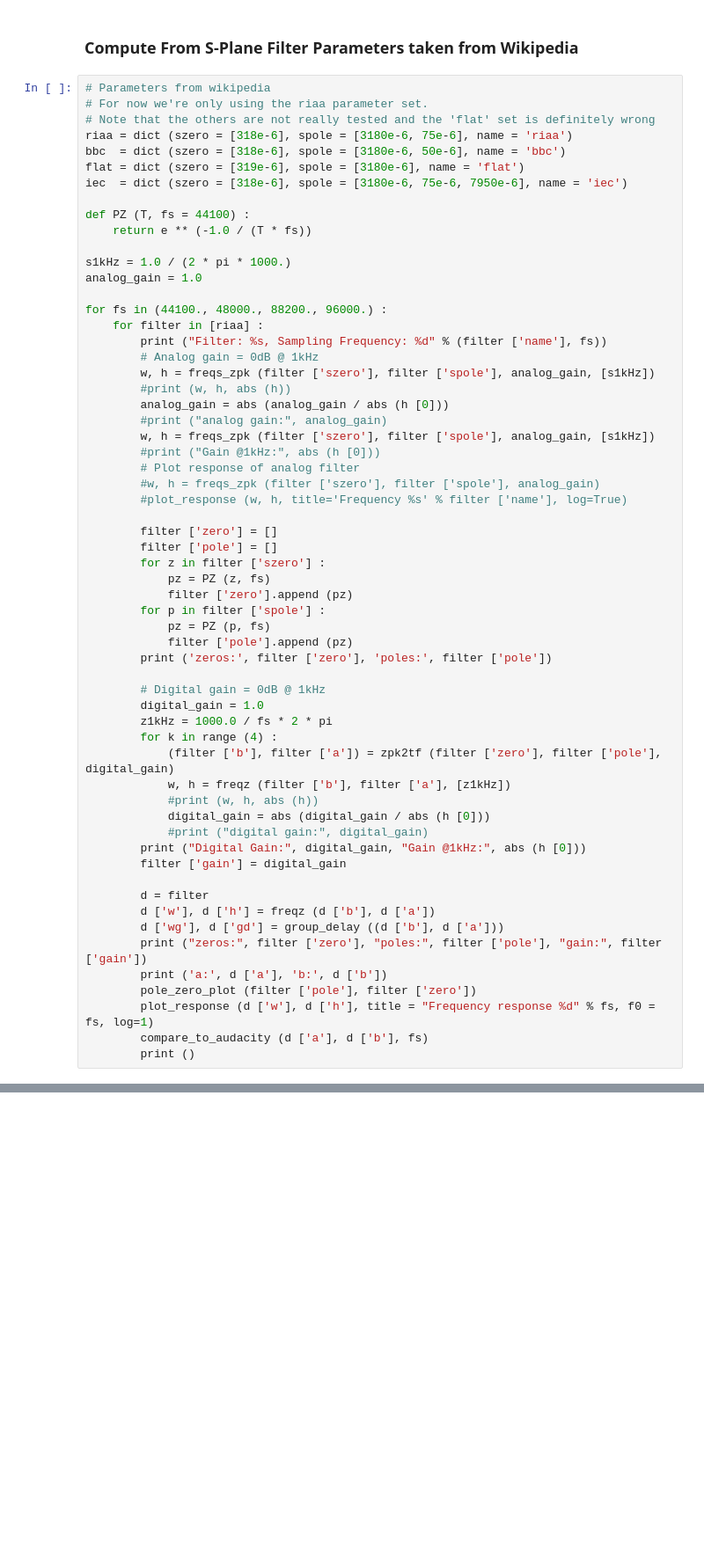
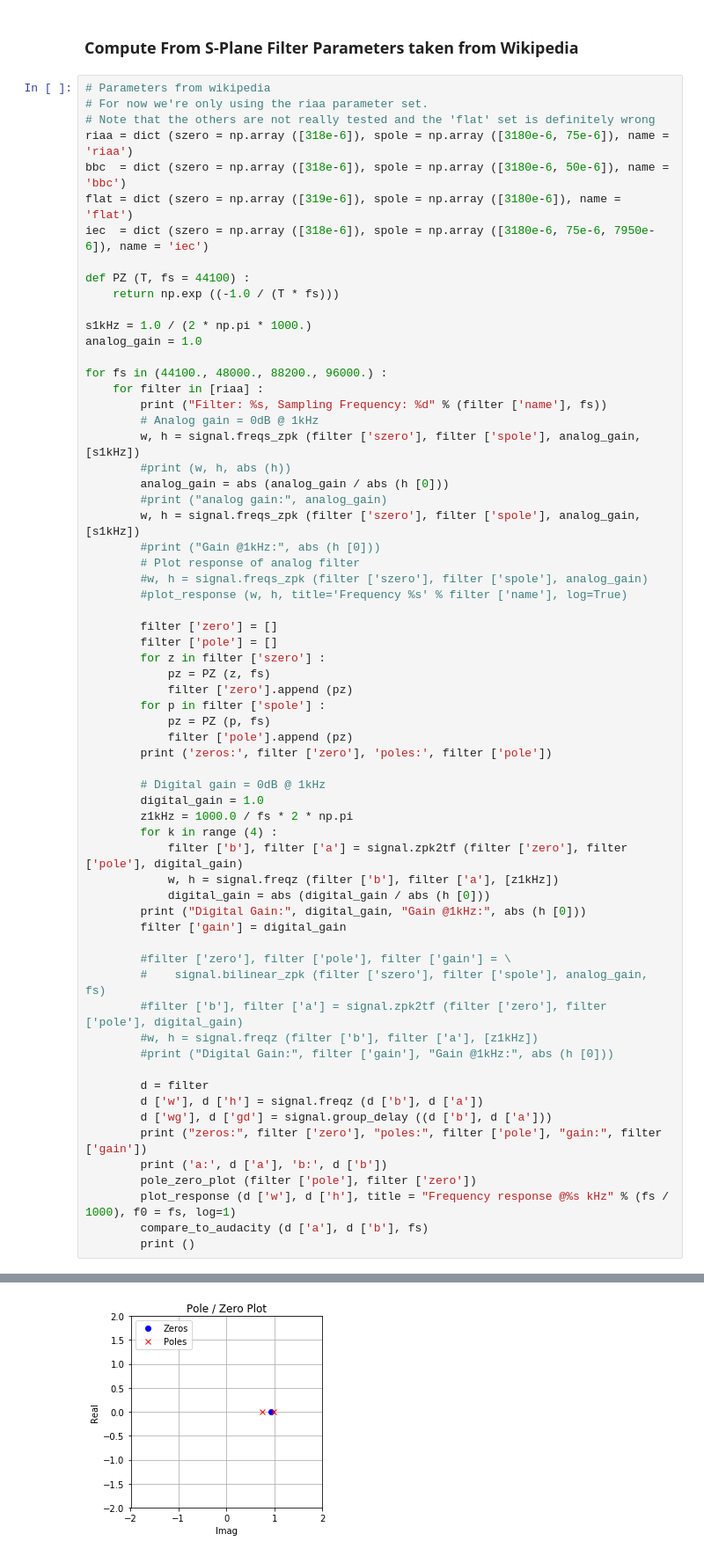
Before and after one commit to schlatterbeck/filter-optimizer, a Jupyter notebook: RIAA.ipynb, the cells around one changed output, grey strips where cells are left out. Shown at 88% size. Cells and saved outputs as stored; diff of their text form; blank space fills up the shorter version.

```diff
--- a/RIAA.ipynb
+++ b/RIAA.ipynb
@@ -490,29 +452,29 @@ zeros: [-0.1141486, 0.9676817] poles: [0.8699137, 0.9966946]
 # Parameters from wikipedia
 # For now we're only using the riaa parameter set.
 # Note that the others are not really tested and the 'flat' set is definitely wrong
-riaa = dict (szero = [318e-6], spole = [3180e-6, 75e-6], name = 'riaa')
-bbc  = dict (szero = [318e-6], spole = [3180e-6, 50e-6], name = 'bbc')
-flat = dict (szero = [319e-6], spole = [3180e-6], name = 'flat')
-iec  = dict (szero = [318e-6], spole = [3180e-6, 75e-6, 7950e-6], name = 'iec')
+riaa = dict (szero = np.array ([318e-6]), spole = np.array ([3180e-6, 75e-6]), name = 'riaa')
+bbc  = dict (szero = np.array ([318e-6]), spole = np.array ([3180e-6, 50e-6]), name = 'bbc')
+flat = dict (szero = np.array ([319e-6]), spole = np.array ([3180e-6]), name = 'flat')
+iec  = dict (szero = np.array ([318e-6]), spole = np.array ([3180e-6, 75e-6, 7950e-6]), name = 'iec')
 
 def PZ (T, fs = 44100) :
-    return e ** (-1.0 / (T * fs))
+    return np.exp ((-1.0 / (T * fs)))
 
-s1kHz = 1.0 / (2 * pi * 1000.)
+s1kHz = 1.0 / (2 * np.pi * 1000.)
 analog_gain = 1.0
 
 for fs in (44100., 48000., 88200., 96000.) :
     for filter in [riaa] :
         print ("Filter: %s, Sampling Frequency: %d" % (filter ['name'], fs))
         # Analog gain = 0dB @ 1kHz
-        w, h = freqs_zpk (filter ['szero'], filter ['spole'], analog_gain, [s1kHz])
+        w, h = signal.freqs_zpk (filter ['szero'], filter ['spole'], analog_gain, [s1kHz])
         #print (w, h, abs (h))
         analog_gain = abs (analog_gain / abs (h [0]))
         #print ("analog gain:", analog_gain)
-        w, h = freqs_zpk (filter ['szero'], filter ['spole'], analog_gain, [s1kHz])
+        w, h = signal.freqs_zpk (filter ['szero'], filter ['spole'], analog_gain, [s1kHz])
         #print ("Gain @1kHz:", abs (h [0]))
         # Plot response of analog filter
-        #w, h = freqs_zpk (filter ['szero'], filter ['spole'], analog_gain)
+        #w, h = signal.freqs_zpk (filter ['szero'], filter ['spole'], analog_gain)
         #plot_response (w, h, title='Frequency %s' % filter ['name'], log=True)
 
         filter ['zero'] = []
@@ -527,22 +489,27 @@ for fs in (44100., 48000., 88200., 96000.) :
 
         # Digital gain = 0dB @ 1kHz
         digital_gain = 1.0
-        z1kHz = 1000.0 / fs * 2 * pi
+        z1kHz = 1000.0 / fs * 2 * np.pi
         for k in range (4) :
-            (filter ['b'], filter ['a']) = zpk2tf (filter ['zero'], filter ['pole'], digital_gain)
-            w, h = freqz (filter ['b'], filter ['a'], [z1kHz])
-            #print (w, h, abs (h))
+            filter ['b'], filter ['a'] = signal.zpk2tf (filter ['zero'], filter ['pole'], digital_gain)
+            w, h = signal.freqz (filter ['b'], filter ['a'], [z1kHz])
             digital_gain = abs (digital_gain / abs (h [0]))
-            #print ("digital gain:", digital_gain)
         print ("Digital Gain:", digital_gain, "Gain @1kHz:", abs (h [0]))
         filter ['gain'] = digital_gain
 
+        #filter ['zero'], filter ['pole'], filter ['gain'] = \
+        #    signal.bilinear_zpk (filter ['szero'], filter ['spole'], analog_gain, fs)
+        #filter ['b'], filter ['a'] = signal.zpk2tf (filter ['zero'], filter ['pole'], digital_gain)
+        #w, h = signal.freqz (filter ['b'], filter ['a'], [z1kHz])
+        #print ("Digital Gain:", filter ['gain'], "Gain @1kHz:", abs (h [0]))
+
         d = filter
-        d ['w'], d ['h'] = freqz (d ['b'], d ['a'])
-        d ['wg'], d ['gd'] = group_delay ((d ['b'], d ['a']))
+        d ['w'], d ['h'] = signal.freqz (d ['b'], d ['a'])
+        d ['wg'], d ['gd'] = signal.group_delay ((d ['b'], d ['a']))
         print ("zeros:", filter ['zero'], "poles:", filter ['pole'], "gain:", filter ['gain'])
         print ('a:', d ['a'], 'b:', d ['b'])
         pole_zero_plot (filter ['pole'], filter ['zero'])
-        plot_response (d ['w'], d ['h'], title = "Frequency response %d" % fs, f0 = fs, log=1)
+        plot_response (d ['w'], d ['h'], title = "Frequency response @%s kHz" % (fs / 1000), f0 = fs, log=1)
         compare_to_audacity (d ['a'], d ['b'], fs)
         print ()
+# %% [output]
@@ -548,0 +521 @@ for fs in (44100., 48000., 88200., 96000.) :
+[figure, added]
```
Also changed, not shown: parts of 10 cells of this notebook.
